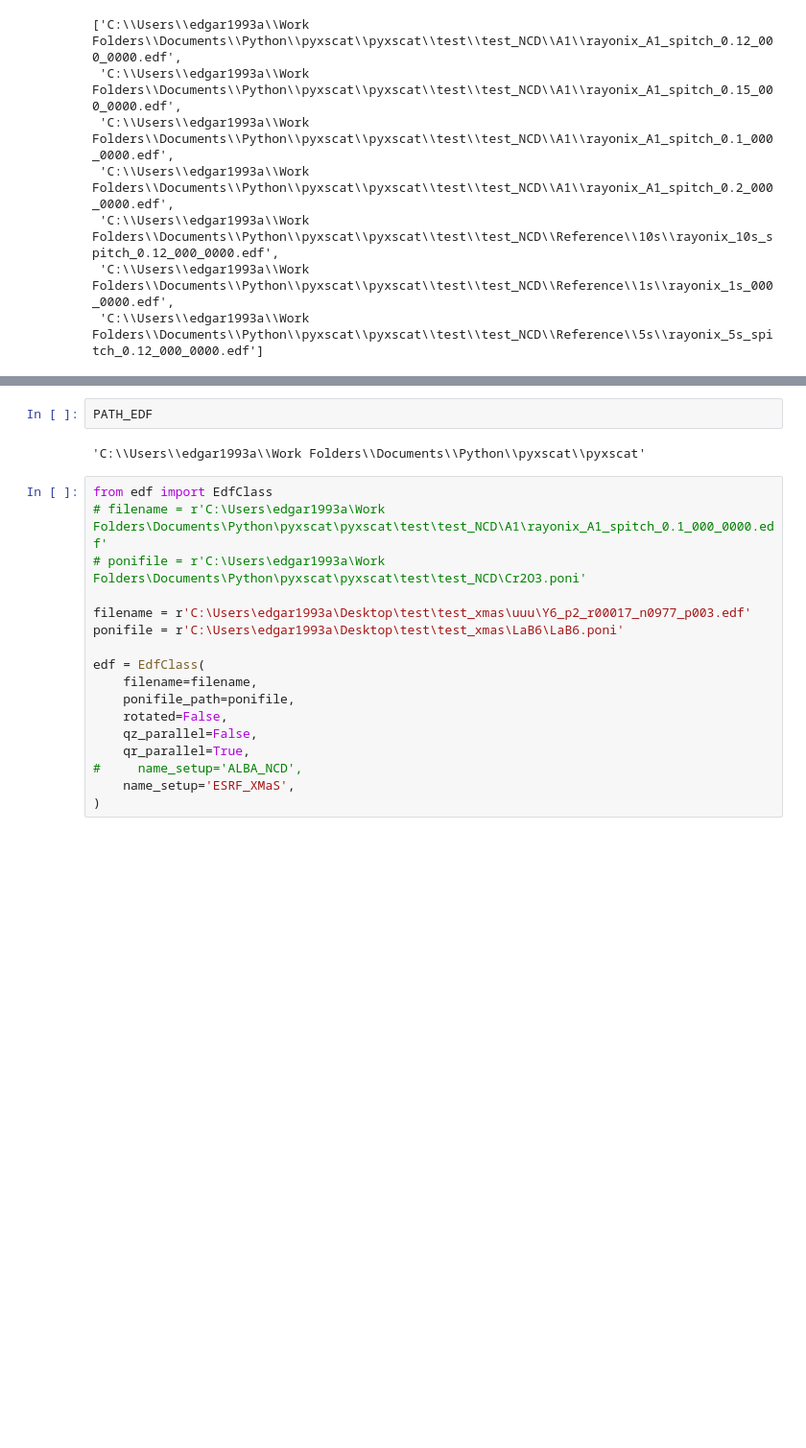
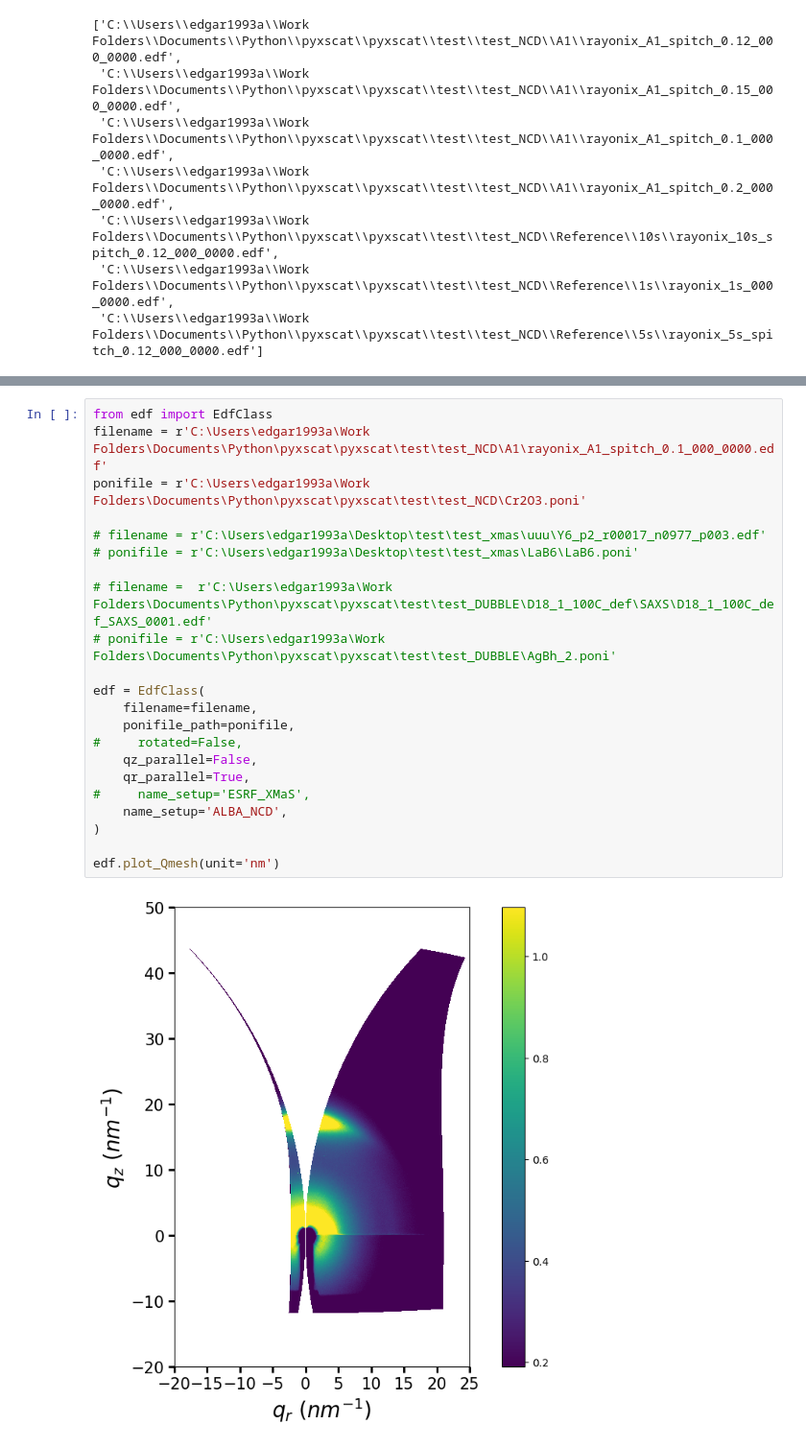
Before and after one commit to EdgarGF93/pyxscat, a Jupyter notebook: pyxscat/test_jup.ipynb, the cells around one changed output, grey strips where cells are left out. Shown at 96% size. Cells and saved outputs as stored; diff of their text form; blank space fills up the shorter version.

Commit message:
edf w/o rotated

```diff
--- a/pyxscat/test_jup.ipynb
+++ b/pyxscat/test_jup.ipynb
@@ -44,21 +37,24 @@ ERROR:pygix.transform:Unable to import pyFAI.ocl_sort for: cannot import name 'o
-# %%
-PATH_EDF
-# %% [output]
-'C:\\Users\\edgar1993a\\Work Folders\\Documents\\Python\\pyxscat\\pyxscat'
 # %%
 from edf import EdfClass
-# filename = r'C:\Users\edgar1993a\Work Folders\Documents\Python\pyxscat\pyxscat\test\test_NCD\A1\rayonix_A1_spitch_0.1_000_0000.edf'
-# ponifile = r'C:\Users\edgar1993a\Work Folders\Documents\Python\pyxscat\pyxscat\test\test_NCD\Cr2O3.poni'
+filename = r'C:\Users\edgar1993a\Work Folders\Documents\Python\pyxscat\pyxscat\test\test_NCD\A1\rayonix_A1_spitch_0.1_000_0000.edf'
+ponifile = r'C:\Users\edgar1993a\Work Folders\Documents\Python\pyxscat\pyxscat\test\test_NCD\Cr2O3.poni'
 
-filename = r'C:\Users\edgar1993a\Desktop\test\test_xmas\uuu\Y6_p2_r00017_n0977_p003.edf'
-ponifile = r'C:\Users\edgar1993a\Desktop\test\test_xmas\LaB6\LaB6.poni'
+# filename = r'C:\Users\edgar1993a\Desktop\test\test_xmas\uuu\Y6_p2_r00017_n0977_p003.edf'
+# ponifile = r'C:\Users\edgar1993a\Desktop\test\test_xmas\LaB6\LaB6.poni'
+
+# filename =  r'C:\Users\edgar1993a\Work Folders\Documents\Python\pyxscat\pyxscat\test\test_DUBBLE\D18_1_100C_def\SAXS\D18_1_100C_def_SAXS_0001.edf'
+# ponifile = r'C:\Users\edgar1993a\Work Folders\Documents\Python\pyxscat\pyxscat\test\test_DUBBLE\AgBh_2.poni'
 
 edf = EdfClass(
     filename=filename,
     ponifile_path=ponifile,
-    rotated=False,
+#     rotated=False,
     qz_parallel=False,
     qr_parallel=True,
-#     name_setup='ALBA_NCD',
-    name_setup='ESRF_XMaS',
+#     name_setup='ESRF_XMaS',
+    name_setup='ALBA_NCD',
 )
+
+edf.plot_Qmesh(unit='nm')
+# %% [output]
+[figure, added]
```
Also changed, not shown: parts of 3 cells of this notebook, 32 other files.
